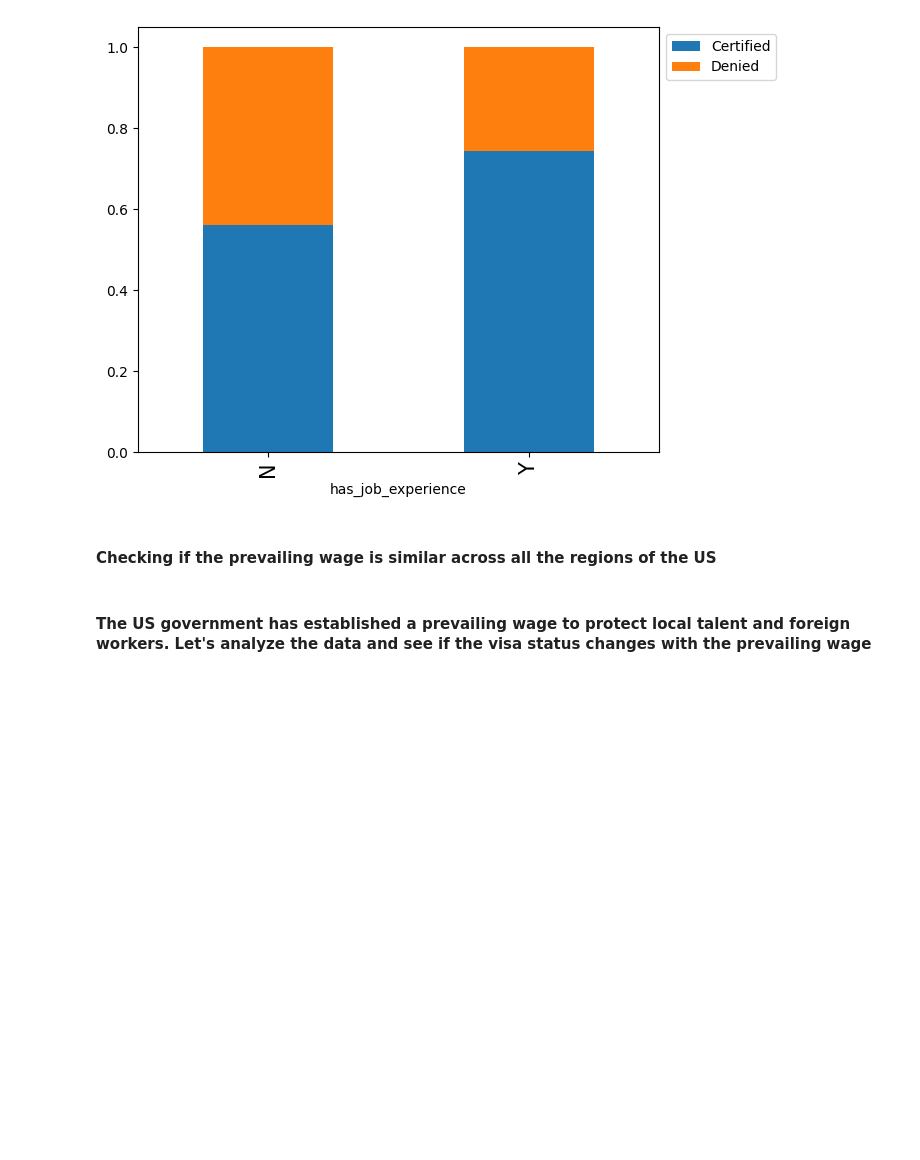
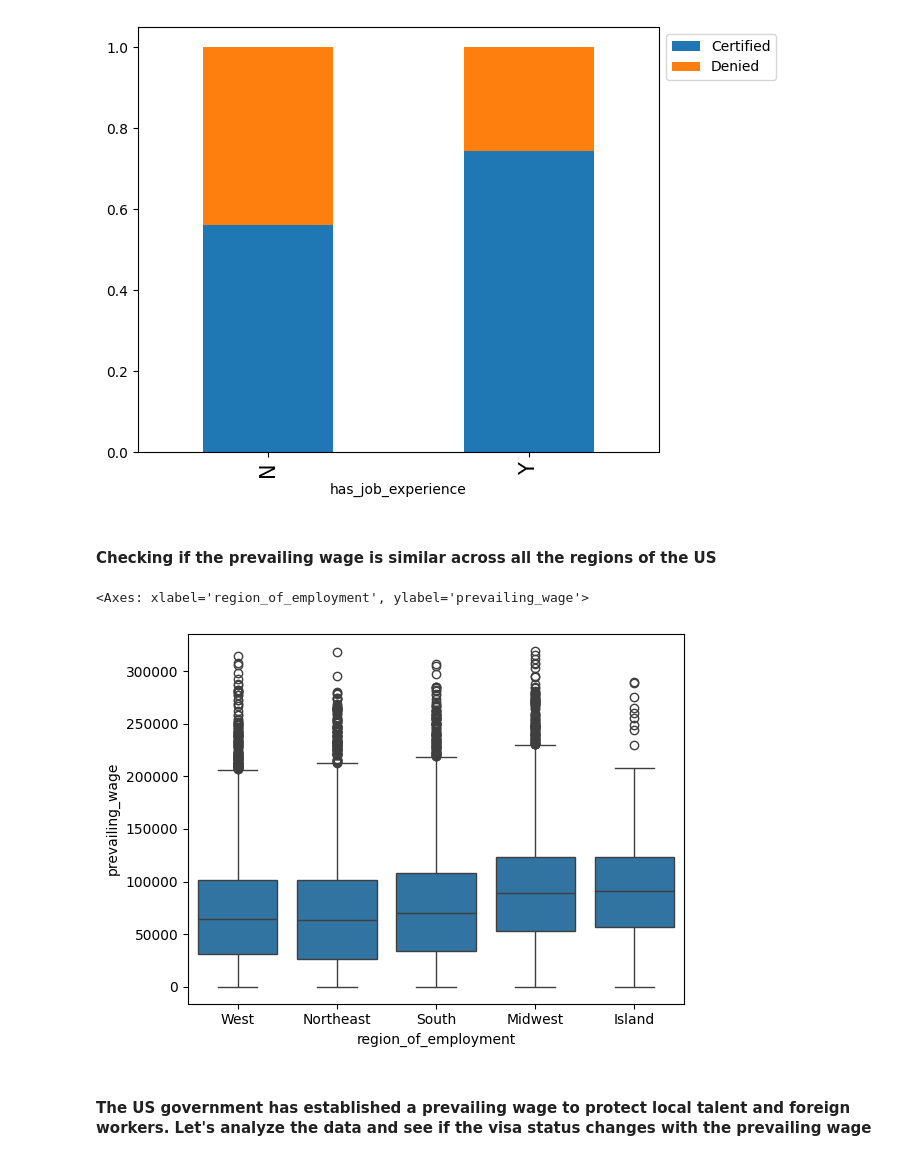
Before and after one commit to ankur0405/LearningPython, a Jupyter notebook: EasyVisa_Full_Code.ipynb, the cells around one changed output. Drawn from its saved outputs; the diff is of its cells as text; code cells hidden in the pictures; blank space fills up the shorter version.

```diff
--- a/EasyVisa_Full_Code.ipynb
+++ b/EasyVisa_Full_Code.ipynb
@@ -441,5 +441,10 @@ Y                       11024    3778  14802
 [figure]
 # %% [markdown]
 #### Checking if the prevailing wage is similar across all the regions of the US
+# %%
+sns.boxplot(x='region_of_employment', y='prevailing_wage', data=df)
+# %% [output]
+<Axes: xlabel='region_of_employment', ylabel='prevailing_wage'>
+[figure, added]
 # %% [markdown]
 #### The US government has established a prevailing wage to protect local talent and foreign workers. Let's analyze the data and see if the visa status changes with the prevailing wage
```
Also changed, not shown: parts of 3 cells of this notebook.
